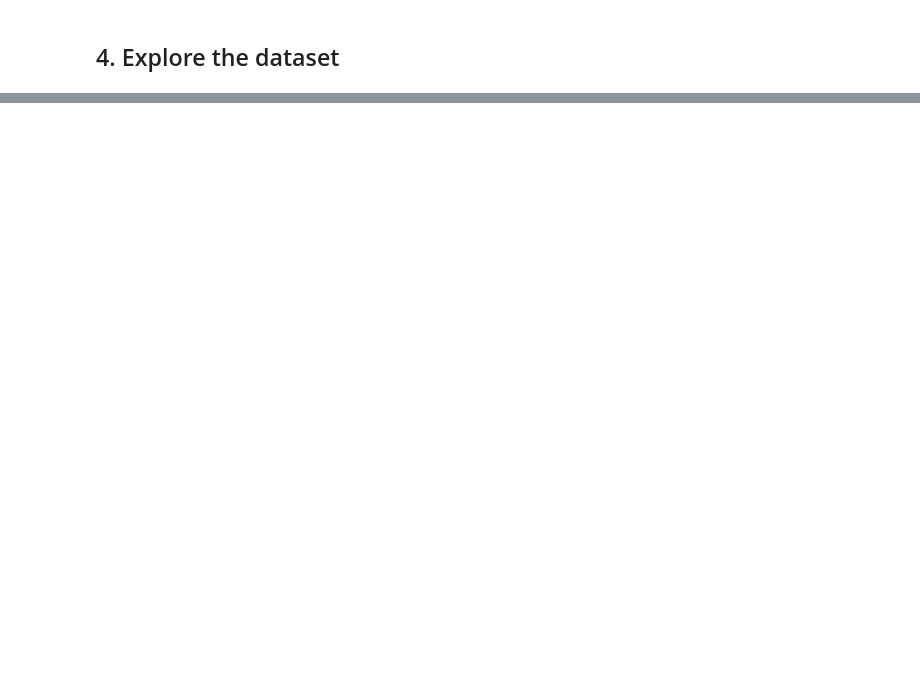
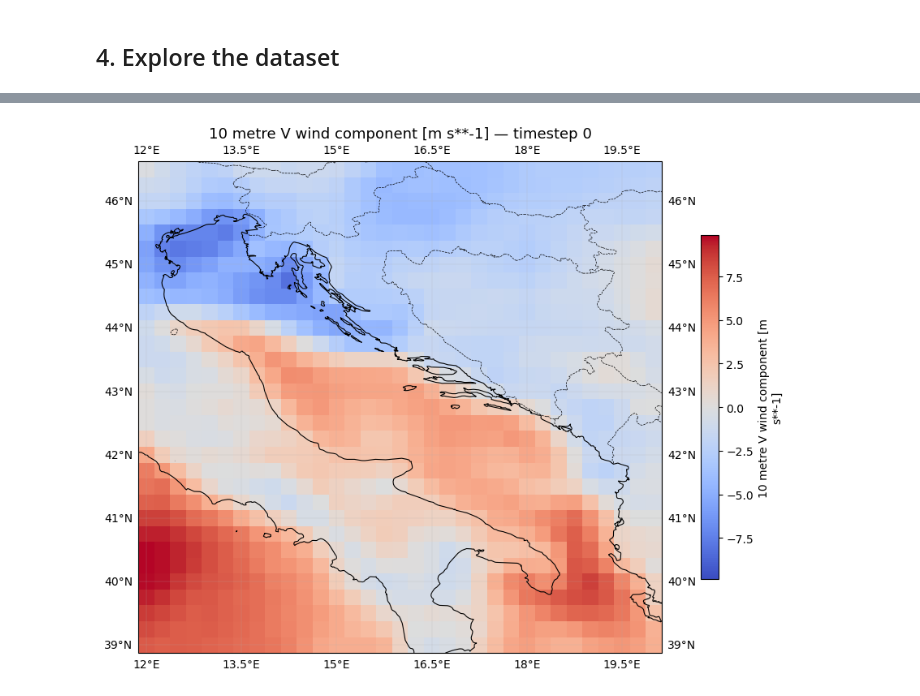
Before and after one commit to galluzzodavide/Kynera, a Jupyter notebook: EXAMPLES/example.ipynb, the cells around one changed output, grey strips where cells are left out. Saved outputs shown, nothing was run; the diff lists cells and outputs as text; code cells hidden in the pictures; blank space fills up the shorter version.

```diff
--- a/EXAMPLES/example.ipynb
+++ b/EXAMPLES/example.ipynb
@@ -211,4 +183,6 @@ plt.show()
 # %%
-# Map of mean sea level pressure
-fig = kynera.plot_field(ds, variable='msl', time_index=0, cmap='coolwarm')
+# Map of v10
+fig = kynera.plot_field(ds, variable='v10', time_index=0, cmap='coolwarm')
 plt.show()
+# %% [output]
+[figure, added]
```
Also changed, not shown: parts of 20 cells of this notebook, 9 other files.
